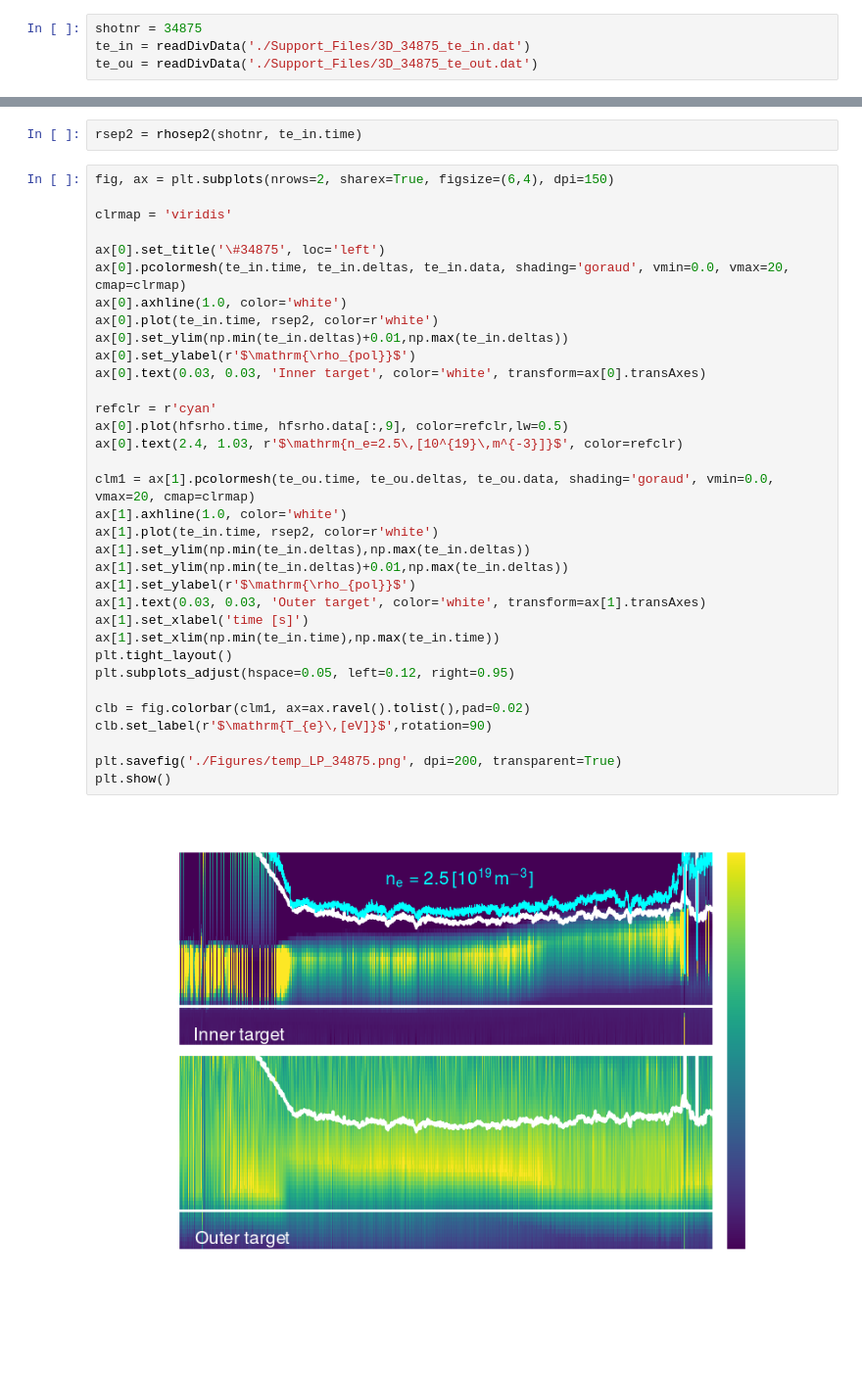
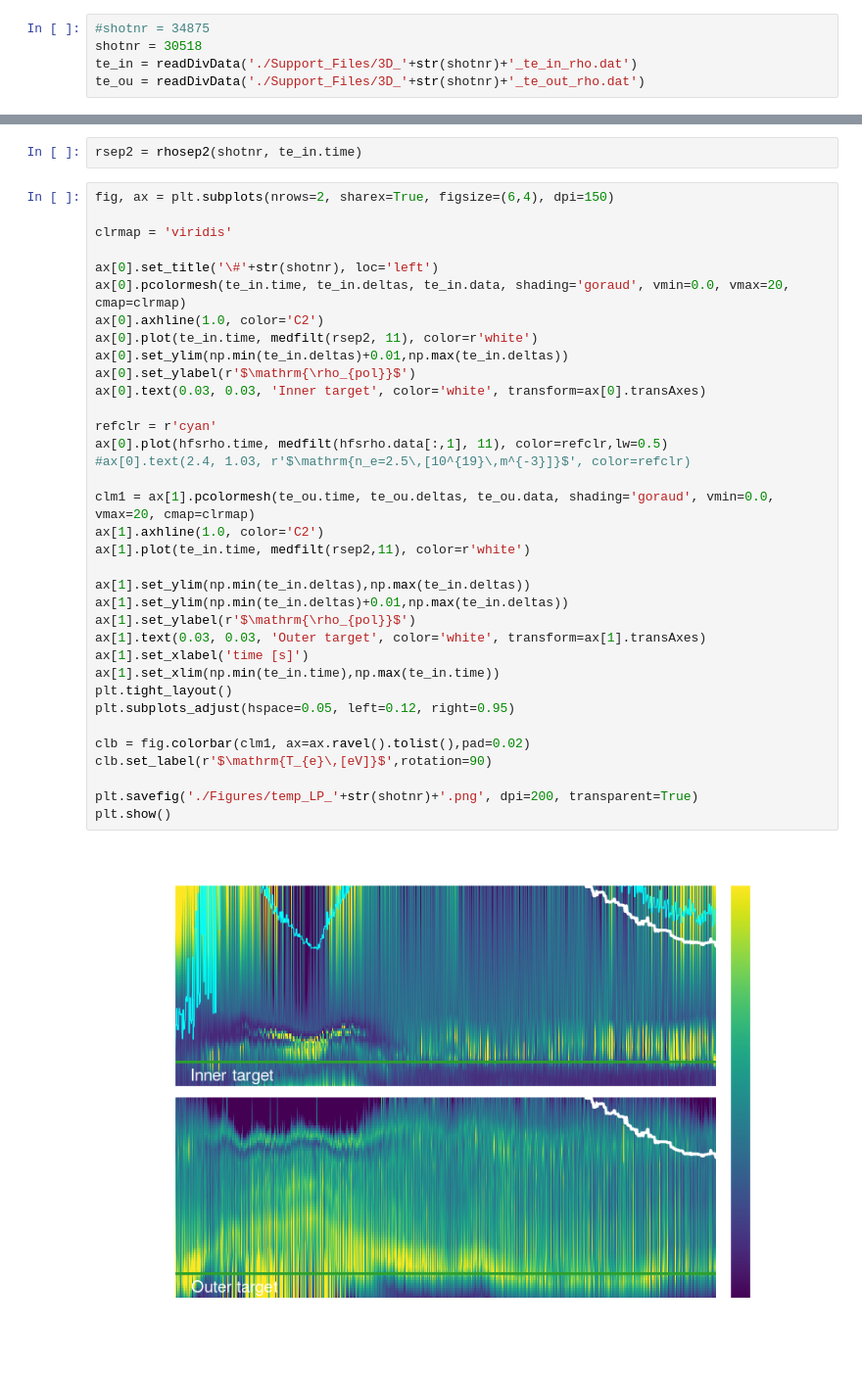
Before and after one commit to guimarais/Shoulder, a Jupyter notebook: Temperature_LPs.ipynb, the cells around one changed output, grey strips where cells are left out. Shown at 98% size. Saved outputs shown, nothing was run; the diff lists cells and outputs as text; blank space fills up the shorter version.

```diff
--- a/Temperature_LPs.ipynb
+++ b/Temperature_LPs.ipynb
@@ -8,9 +9,10 @@ from ipfnpytools.rhosep2 import rhosep2
 from ipfnpytools.getsig import getsig
 plt.style.use('helvet2dark')
 # %%
-shotnr = 34875
-te_in = readDivData('./Support_Files/3D_34875_te_in.dat')
-te_ou = readDivData('./Support_Files/3D_34875_te_out.dat')
+#shotnr = 34875
+shotnr = 30518
+te_in = readDivData('./Support_Files/3D_'+str(shotnr)+'_te_in_rho.dat')
+te_ou = readDivData('./Support_Files/3D_'+str(shotnr)+'_te_out_rho.dat')
 # %%
 hfsrho = getsig(shotnr, 'RDL', 'HFSRHO')
 lfsrho = getsig(shotnr, 'RDL', 'LFSRHO')
@@ -26,36 +28,37 @@ rsep2 = rhosep2(shotnr, te_in.time)
 # %%
 fig, ax = plt.subplots(nrows=2, sharex=True, figsize=(6,4), dpi=150)
 
 clrmap = 'viridis'
 
-ax[0].set_title('\#34875', loc='left')
+ax[0].set_title('\#'+str(shotnr), loc='left')
 ax[0].pcolormesh(te_in.time, te_in.deltas, te_in.data, shading='goraud', vmin=0.0, vmax=20, cmap=clrmap)
-ax[0].axhline(1.0, color='white')
-ax[0].plot(te_in.time, rsep2, color=r'white')
+ax[0].axhline(1.0, color='C2')
+ax[0].plot(te_in.time, medfilt(rsep2, 11), color=r'white')
 ax[0].set_ylim(np.min(te_in.deltas)+0.01,np.max(te_in.deltas))
 ax[0].set_ylabel(r'$\mathrm{\rho_{pol}}$')
 ax[0].text(0.03, 0.03, 'Inner target', color='white', transform=ax[0].transAxes)
 
 refclr = r'cyan'
-ax[0].plot(hfsrho.time, hfsrho.data[:,9], color=refclr,lw=0.5)
-ax[0].text(2.4, 1.03, r'$\mathrm{n_e=2.5\,[10^{19}\,m^{-3}]}$', color=refclr)
+ax[0].plot(hfsrho.time, medfilt(hfsrho.data[:,1], 11), color=refclr,lw=0.5)
+#ax[0].text(2.4, 1.03, r'$\mathrm{n_e=2.5\,[10^{19}\,m^{-3}]}$', color=refclr)
 
 clm1 = ax[1].pcolormesh(te_ou.time, te_ou.deltas, te_ou.data, shading='goraud', vmin=0.0, vmax=20, cmap=clrmap)
-ax[1].axhline(1.0, color='white')
-ax[1].plot(te_in.time, rsep2, color=r'white')
+ax[1].axhline(1.0, color='C2')
+ax[1].plot(te_in.time, medfilt(rsep2,11), color=r'white')
+
 ax[1].set_ylim(np.min(te_in.deltas),np.max(te_in.deltas))
 ax[1].set_ylim(np.min(te_in.deltas)+0.01,np.max(te_in.deltas))
 ax[1].set_ylabel(r'$\mathrm{\rho_{pol}}$')
 ax[1].text(0.03, 0.03, 'Outer target', color='white', transform=ax[1].transAxes)
 ax[1].set_xlabel('time [s]')
 ax[1].set_xlim(np.min(te_in.time),np.max(te_in.time))
 plt.tight_layout()
 plt.subplots_adjust(hspace=0.05, left=0.12, right=0.95)
 
 clb = fig.colorbar(clm1, ax=ax.ravel().tolist(),pad=0.02)
 clb.set_label(r'$\mathrm{T_{e}\,[eV]}$',rotation=90)
 
-plt.savefig('./Figures/temp_LP_34875.png', dpi=200, transparent=True)
+plt.savefig('./Figures/temp_LP_'+str(shotnr)+'.png', dpi=200, transparent=True)
 plt.show()
 # %% [output]
-[figure, old version]
+[figure, new version]
```
Also changed, not shown: parts of 3 cells of this notebook, 4 other files.
